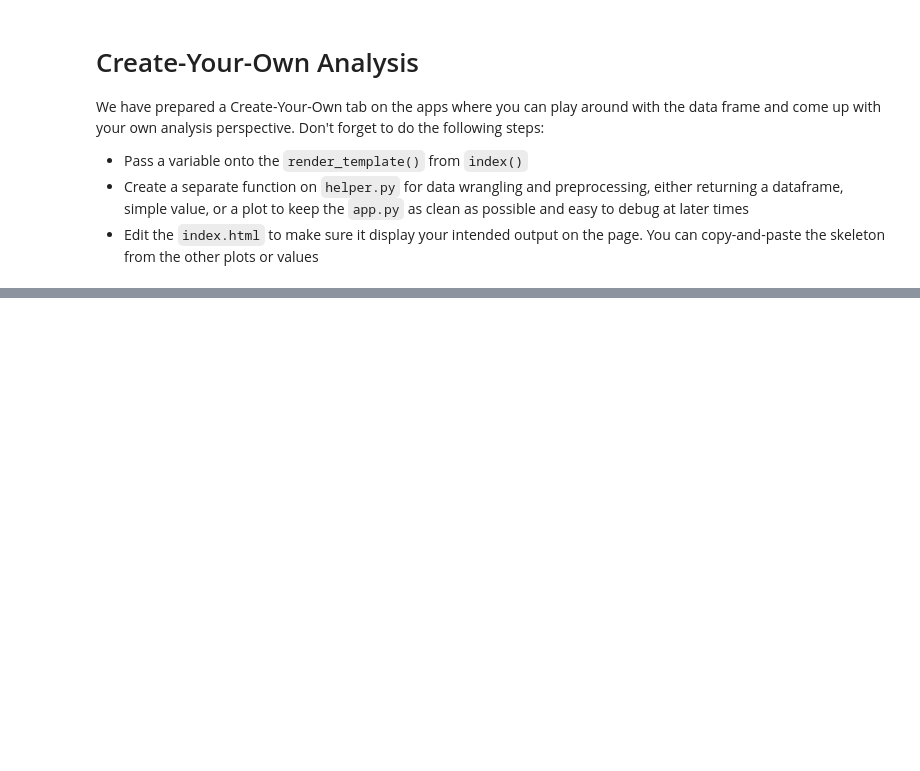
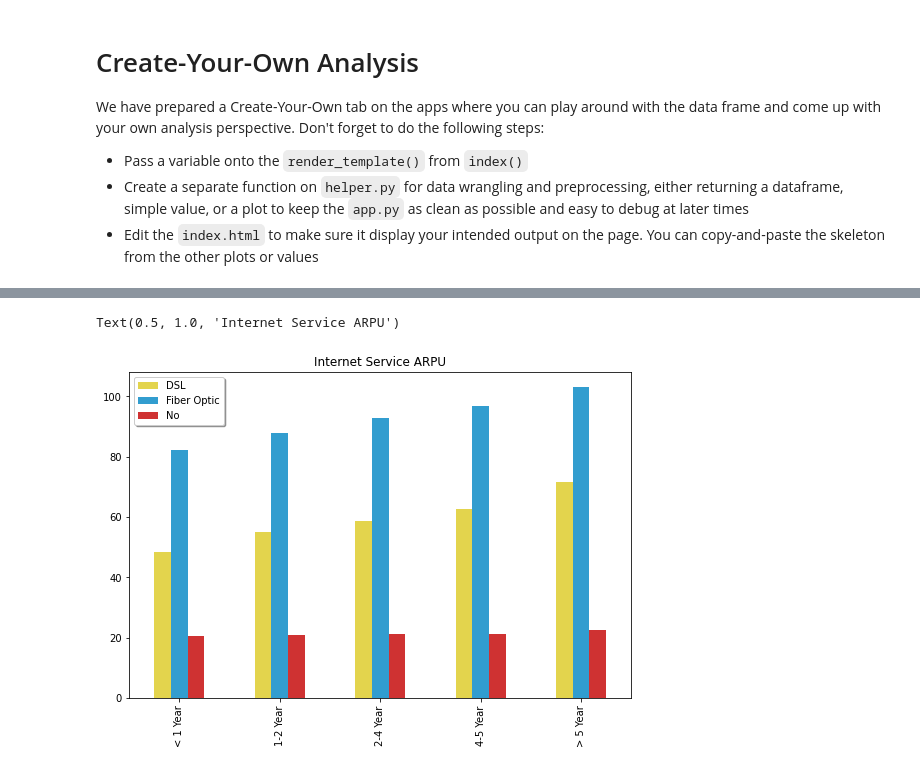
Before and after one commit to cyholder/capstone_angga, a Jupyter notebook: Customer_Churn_Analysis.ipynb, the cells around one changed output, grey strips where cells are left out. Cells and saved outputs as stored; diff of their text form; code cells hidden in the pictures; blank space fills up the shorter version.

```diff
--- a/Customer_Churn_Analysis.ipynb
+++ b/Customer_Churn_Analysis.ipynb
@@ -464,0 +503,4 @@ We have prepared a Create-Your-Own tab on the apps where you can play around wit
+# %%
+p = (pd.crosstab(data['tenure_group'], [data['internet_service']], values=data['monthly_charges'], aggfunc='mean', normalize=False))
+
+p
@@ -464,0 +515,12 @@ We have prepared a Create-Your-Own tab on the apps where you can play around wit
+# %%
+
+
+ay = p.plot(kind = 'bar', color=['#e3d44d','#329dcf','#cf3232'], figsize = (9,6))
+
+plt.legend(['DSL', 'Fiber Optic', 'No'],fancybox=True,shadow=True)
+plt.axes().get_yaxis().set_label_text('')
+plt.axes().get_xaxis().set_label_text('')
+plt.title('Internet Service ARPU')
+# %% [output]
+Text(0.5, 1.0, 'Internet Service ARPU')
+[figure, added]
```
Also changed, not shown: parts of 7 cells of this notebook, 3 other files.
